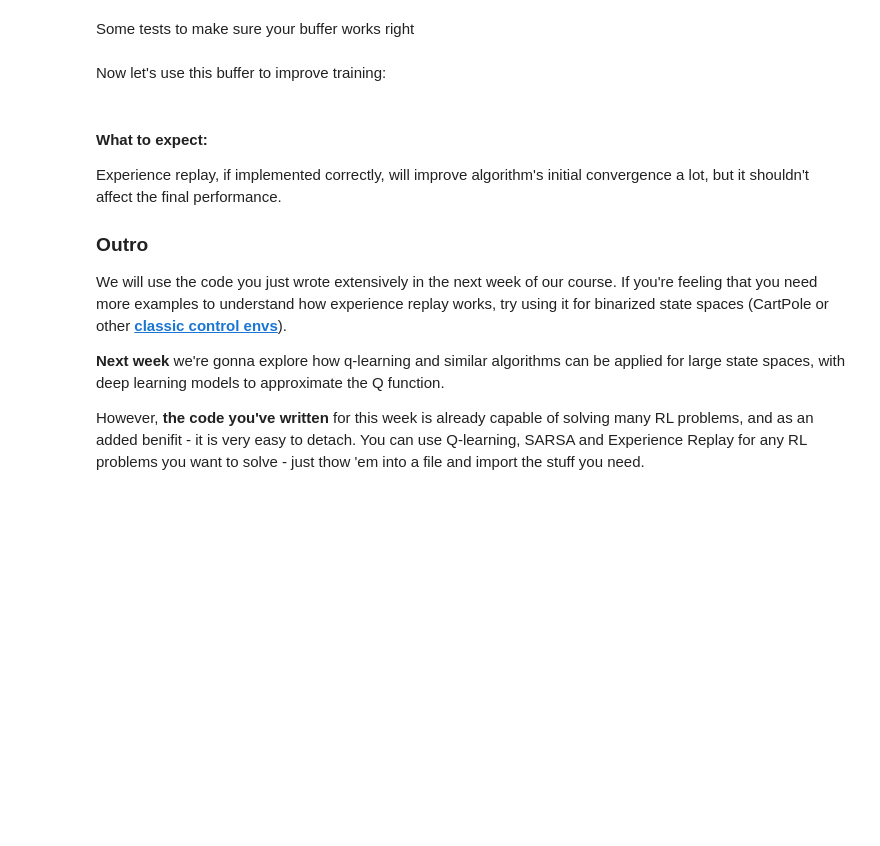
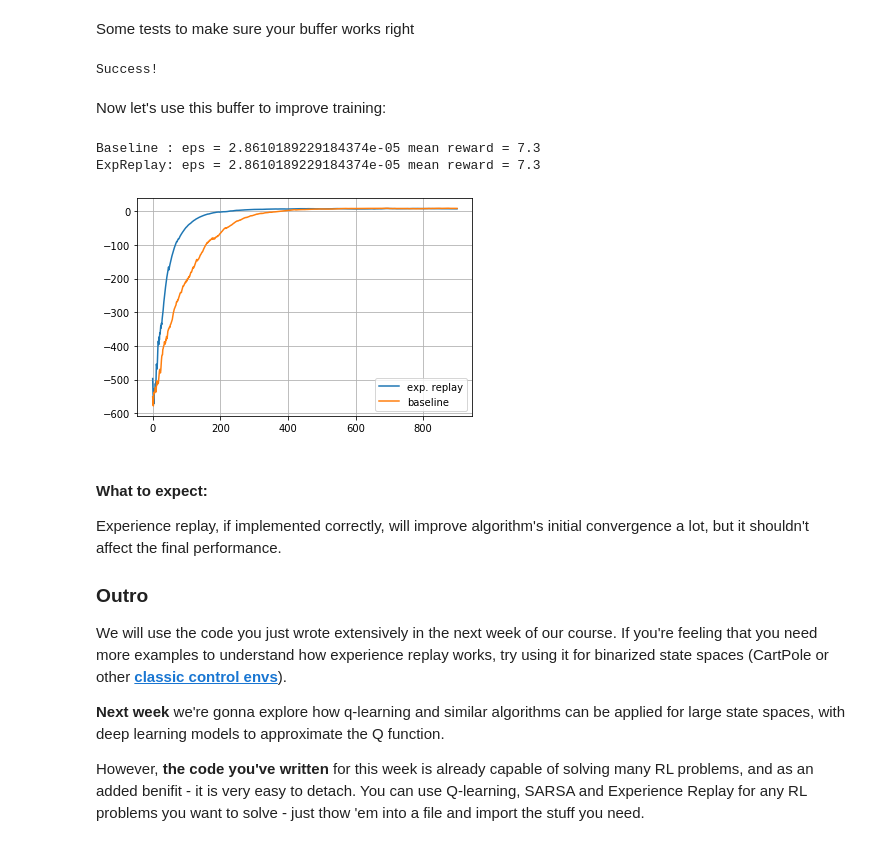
Before and after one commit to hbghhy/Practical_RL, a Jupyter notebook: week03_model_free/homework.ipynb, the cells around one changed output. Drawn from its saved outputs; the diff is of its cells as text; code cells hidden in the pictures; blank space fills up the shorter version.

```diff
--- a/week03_model_free/homework.ipynb
+++ b/week03_model_free/homework.ipynb
@@ -389,8 +393,11 @@ class ReplayBuffer(object):
         self._maxsize = size
 
         # OPTIONAL: YOUR CODE
+#         self.head = -1
+#         self.tail = -1
 
     def __len__(self):
+        #return self.tail - self.head
         return len(self._storage)
 
     def add(self, obs_t, action, reward, obs_tp1, done):
@@ -401,7 +408,11 @@ class ReplayBuffer(object):
         data = (obs_t, action, reward, obs_tp1, done)
 
         # add data to storage
-        <YOUR CODE >
+        if len(self) == self._maxsize:
+            self._storage.pop(0)
+        self._storage.append(data)
+
+
 
     def sample(self, batch_size):
         """Sample a batch of experiences.
@@ -423,12 +434,22 @@ class ReplayBuffer(object):
             done_mask[i] = 1 if executing act_batch[i] resulted in
             the end of an episode and 0 otherwise.
         """
-        idxes = <randomly generate batch_size integers to be used as indexes of samples >
+        idxes = np.random.choice(np.arange(len(self)),batch_size)
 
         # collect <s,a,r,s',done> for each index
-        <YOUR CODE >
+        states = []
+        actions = []
+        rewards = []
+        next_states = []
+        is_done =[]
+        for idx in idxes:
+            states.append(self._storage[idx][0])
+            actions.append(self._storage[idx][1])
+            rewards.append(self._storage[idx][2])
+            next_states.append(self._storage[idx][3])
+            is_done.append(self._storage[idx][4])
 
-        return np.array( < states > ), np.array( < actions > ), np.array( < rewards > ), np.array( < next_states > ), np.array( < is_done > )
+        return np.array( states ), np.array( actions ), np.array(  rewards  ), np.array(  next_states ), np.array(  is_done  )
 # %% [markdown]
 Some tests to make sure your buffer works right
 # %%
@@ -455,6 +476,8 @@ assert max(len(np.unique(a)) for a in replay.sample(100)) == 2
 replay.add(*obj1)
 assert tuple(np.unique(a) for a in replay.sample(100)) == obj2sampled(obj1)
 print("Success!")
+# %% [output]
+Success!
 # %% [markdown]
 Now let's use this buffer to improve training:
 # %%
@@ -479,22 +502,22 @@ def play_and_train_with_replay(env, agent, replay=None,
 
     for t in range(t_max):
         # get agent to pick action given state s
-        a = <YOUR CODE >
+        a = agent.get_action(s)
 
         next_s, r, done, _ = env.step(a)
 
         # update agent on current transition. Use agent.update
-        <YOUR CODE >
+        agent.update(s, a, r, next_s)
 
         if replay is not None:
             # store current <s,a,r,s'> transition in buffer
-            <YOUR CODE >
+            replay.add(s,a,r,next_s,done)
 
             # sample replay_batch_size random transitions from replay,
             # then update agent on each of them in a loop
             s_, a_, r_, next_s_, done_ = replay.sample(replay_batch_size)
             for i in range(replay_batch_size):
-                <YOUR CODE >
+                agent.update(s_[i], a_[i], r_[i], next_s_[i])
 
         s = next_s
         total_reward += r
@@ -514,29 +537,36 @@ agent_replay = QLearningAgent(alpha=0.5, epsilon=0.25, discount=0.99,
 replay = ReplayBuffer(1000)
 # %%
 from IPython.display import clear_output
+from pandas import DataFrame
+rewards_replay, rewards_baseline = [], []
 
-rewards_replay, rewards_baseline = [], []
+def moving_average(x, span=100): return DataFrame(
+    {'x': np.asarray(x)}).x.ewm(span=span).mean().values
 
 for i in range(1000):
     rewards_replay.append(
         play_and_train_with_replay(env, agent_replay, replay))
     rewards_baseline.append(play_and_train_with_replay(
         env, agent_baseline, replay=None))
 
     agent_replay.epsilon *= 0.99
     agent_baseline.epsilon *= 0.99
 
     if i % 100 == 0:
         clear_output(True)
         print('Baseline : eps =', agent_replay.epsilon,
               'mean reward =', np.mean(rewards_baseline[-10:]))
         print('ExpReplay: eps =', agent_baseline.epsilon,
               'mean reward =', np.mean(rewards_replay[-10:]))
         plt.plot(moving_average(rewards_replay), label='exp. replay')
         plt.plot(moving_average(rewards_baseline), label='baseline')
         plt.grid()
         plt.legend()
         plt.show()
+# %% [output]
+Baseline : eps = 2.8610189229184374e-05 mean reward = 7.3
+ExpReplay: eps = 2.8610189229184374e-05 mean reward = 7.3
+[figure, added]
 # %% [markdown]
 #### What to expect:
 
```
Also changed, not shown: parts of 2 cells of this notebook.
